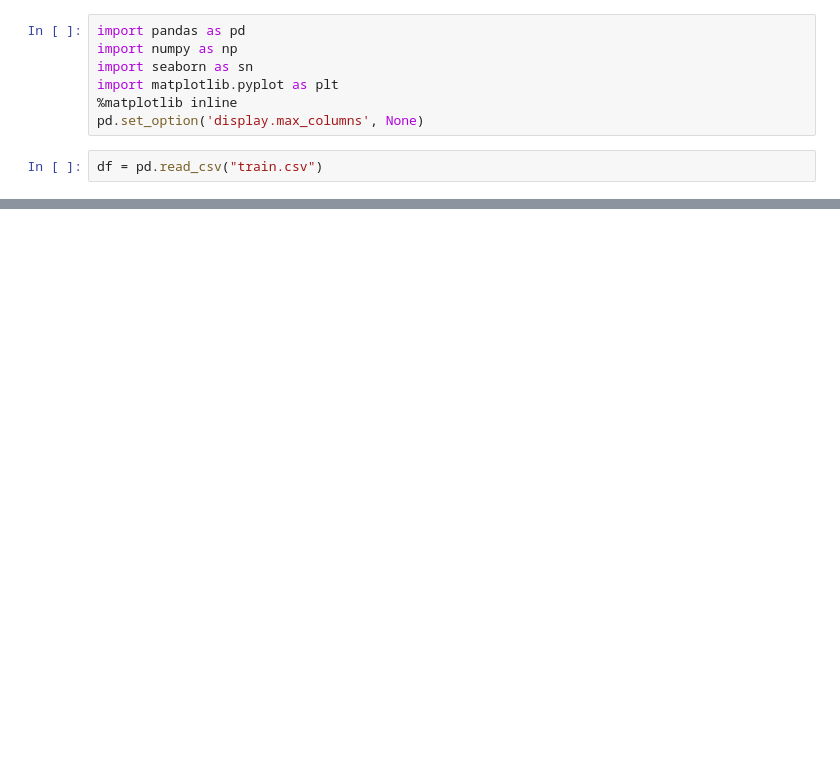
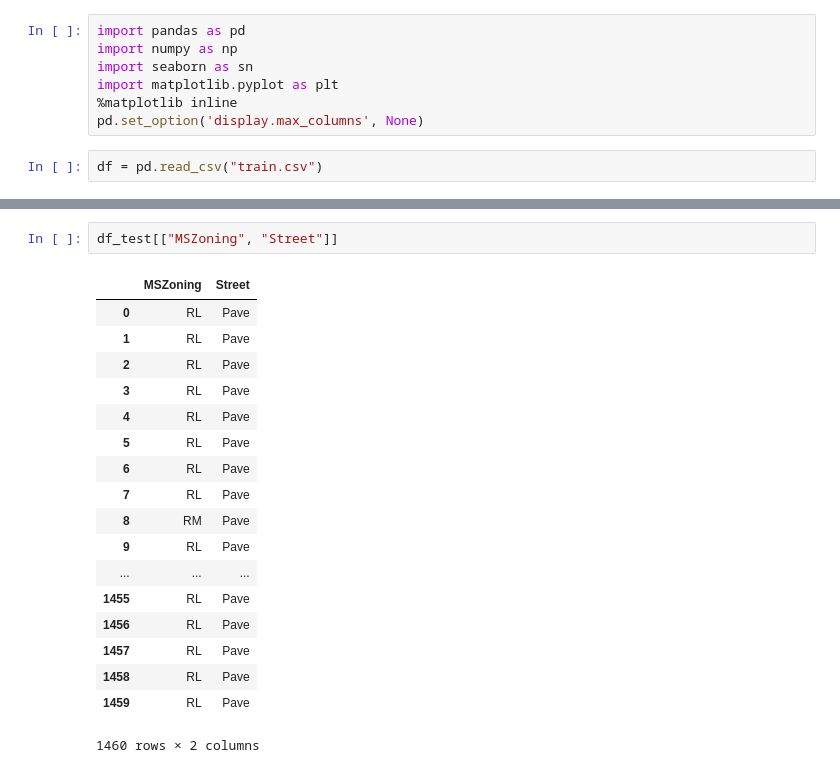
Before and after one commit to greenblattsharon/Machine-Learning-Project-House-Prices, a Jupyter notebook: ML_Final_Training.ipynb, the cells around one changed output, grey strips where cells are left out. Drawn from its saved outputs; the diff is of its cells as text; blank space fills up the shorter version.

```diff
--- a/ML_Final_Training.ipynb
+++ b/ML_Final_Training.ipynb
@@ -60,0 +50,21 @@ print df_test.head()
+# %%
+df_test[["MSZoning", "Street"]]
+# %% [output]
+|  | MSZoning | Street |
+| 0 | RL | Pave |
+| 1 | RL | Pave |
+| 2 | RL | Pave |
+| 3 | RL | Pave |
+| 4 | RL | Pave |
+| 5 | RL | Pave |
+| 6 | RL | Pave |
+| 7 | RL | Pave |
+| 8 | RM | Pave |
+| 9 | RL | Pave |
+| ... | ... | ... |
+| 1455 | RL | Pave |
+| 1456 | RL | Pave |
+| 1457 | RL | Pave |
+| 1458 | RL | Pave |
+| 1459 | RL | Pave |
+1460 rows × 2 columns
```
Also changed, not shown: parts of 6 cells of this notebook, 3 other files.
